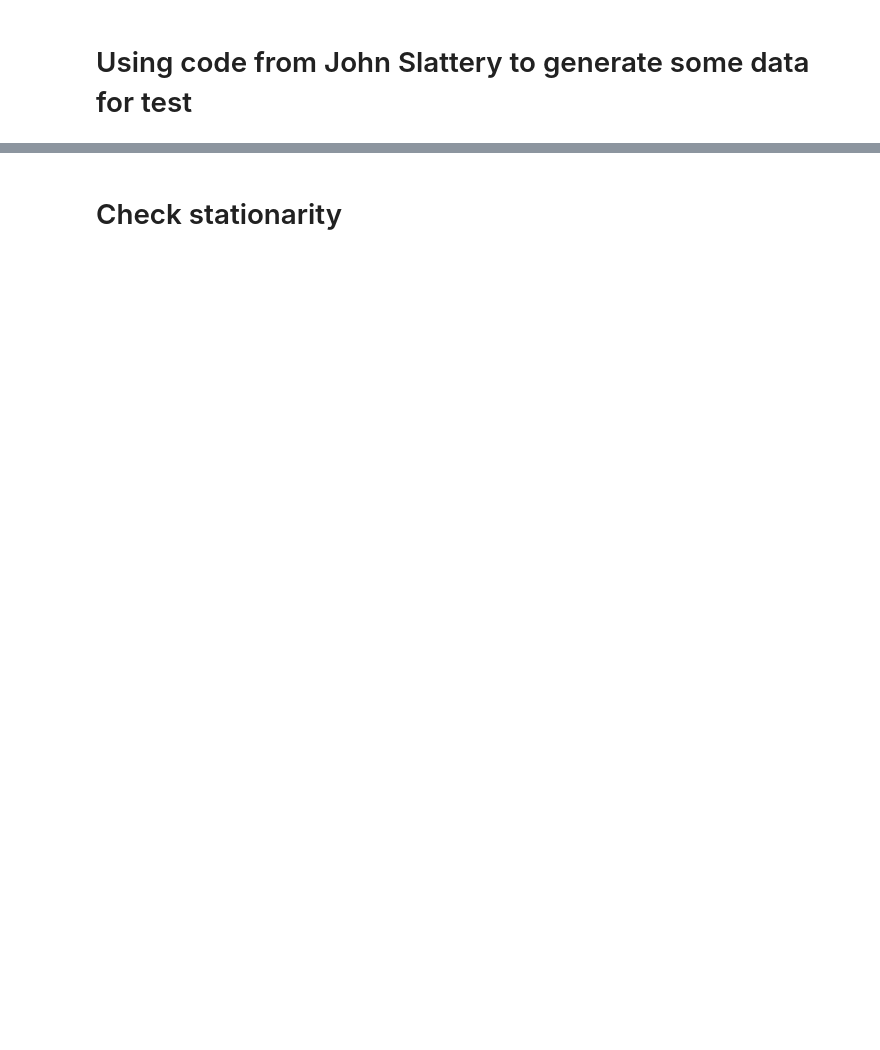
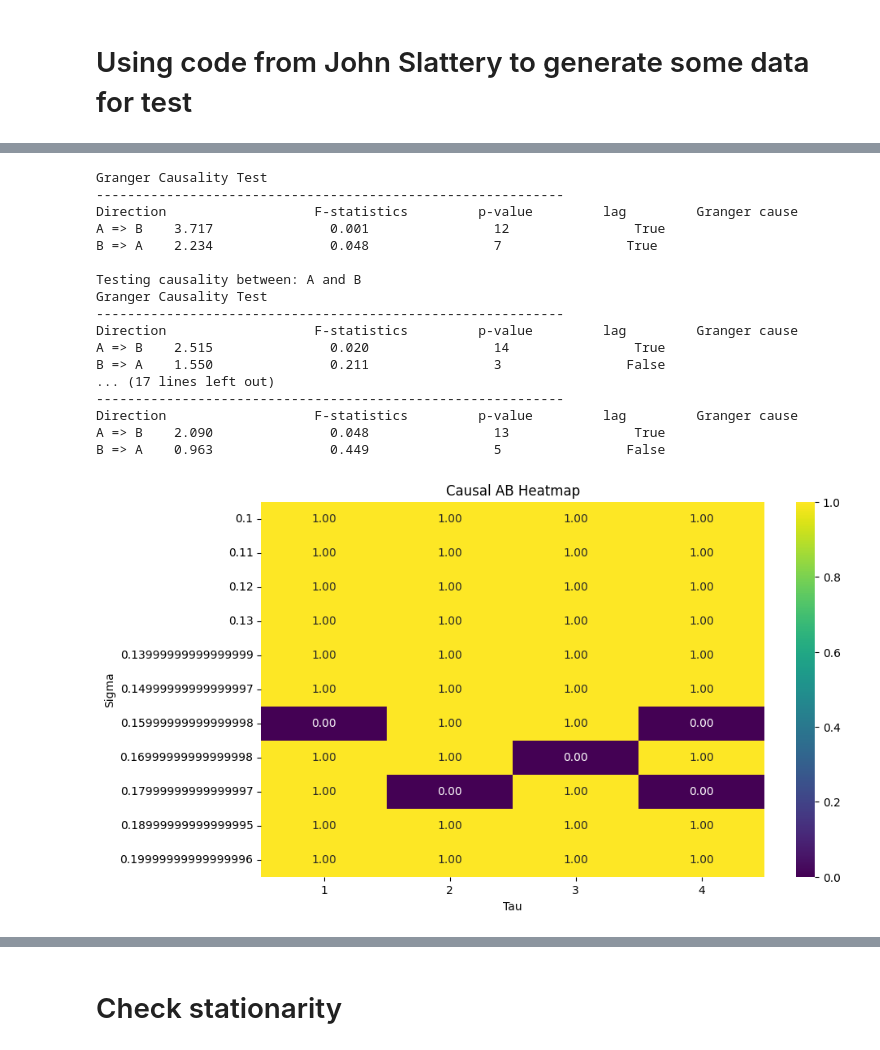
Before and after one commit to Peisong-Zheng/Paleoclimate_causality, a Jupyter notebook: Generate_syth_data_dt10.ipynb, the cells around one changed output, grey strips where cells are left out. Saved outputs shown, nothing was run; the diff lists cells and outputs as text; code cells hidden in the pictures; blank space fills up the shorter version.

```diff
--- a/Generate_syth_data_dt10.ipynb
+++ b/Generate_syth_data_dt10.ipynb
@@ -55,0 +77,58 @@ def sample_ar1(n, alpha, sigma=1.0, x0=0):
+# %%
+import numpy as np
+import pandas as pd
+import matplotlib.pyplot as plt
+import seaborn as sns
+from toolbox import GC_functions as GC  # Assuming GC_functions is your custom module
+
+
+# Constants
+delta = 10.0
+t0 = 400.0
+dt = 50.0
+dy = 1.0
+GS_slope = 5e-4
+GIS_slope = -1e-3
+lag = 10
+causal_strength = 0.5
+
+# Parameter ranges
+sigmas = np.arange(0.1, 0.21, 0.01)
+taus = np.arange(1, 5, 1)
+
+# Store causal_AB values
+causal_AB_values = np.zeros((len(sigmas), len(taus)))
+
+# Loop through sigma and tau
+for i, sigma in enumerate(sigmas):
+    for j, tau in enumerate(taus):
+        alpha = np.exp(-delta / tau)
+        time = np.arange(800, step=delta, dtype='float')
+        trans = linear_ramp(time, t0=t0, dt=dt, y0=0.0, dy=1.0, GS_slope=GS_slope, GIS_slope=GIS_slope)
+        noise = sample_ar1(len(time), alpha=alpha, sigma=sigma, x0=0)
+        synt_trans = trans + noise
+
+        left_shifted_synt_trans = np.full_like(synt_trans, np.nan)
+        left_shifted_synt_trans[:-lag] = synt_trans[lag:]
+
+        new_noise = sample_ar1(len(time), alpha=alpha, sigma=sigma, x0=0)
+        causally_linked_synt_trans = new_noise + causal_strength * left_shifted_synt_trans
+
+        df_gc = pd.DataFrame({
+            'A': synt_trans,
+            'B': causally_linked_synt_trans
+        })
+
+        df_gc_checked = GC.make_stationary(df_gc,['A', 'B'], test_method='ADF', plot=False)
+        gc_results_A_B = GC.gc4vars(df_gc_checked, max_lags=20)
+        causal_AB = gc_results_A_B[0]['XY']
+        causal_AB_values[i, j] = causal_AB
+
+# Plotting heatmap
+plt.figure(figsize=(10, 6))
+sns.heatmap(causal_AB_values, cmap='viridis', xticklabels=taus, yticklabels=sigmas, annot=True, fmt=".2f")
+plt.xlabel('Tau')
+plt.ylabel('Sigma')
+plt.title('Causal AB Heatmap')
+plt.show()
+# %% [output]
@@ -55,0 +271,18 @@ def sample_ar1(n, alpha, sigma=1.0, x0=0):
+Granger Causality Test
+------------------------------------------------------------
+Direction                   F-statistics         p-value         lag         Granger cause
+A => B    3.717               0.001                12                True
+B => A    2.234               0.048                7                True
+
+Testing causality between: A and B
+Granger Causality Test
+------------------------------------------------------------
+Direction                   F-statistics         p-value         lag         Granger cause
+A => B    2.515               0.020                14                True
+B => A    1.550               0.211                3                False
+... (17 lines left out)
+------------------------------------------------------------
+Direction                   F-statistics         p-value         lag         Granger cause
+A => B    2.090               0.048                13                True
+B => A    0.963               0.449                5                False
+[figure, added]
```
Also changed, not shown: parts of 7 cells of this notebook, 1 other file.
